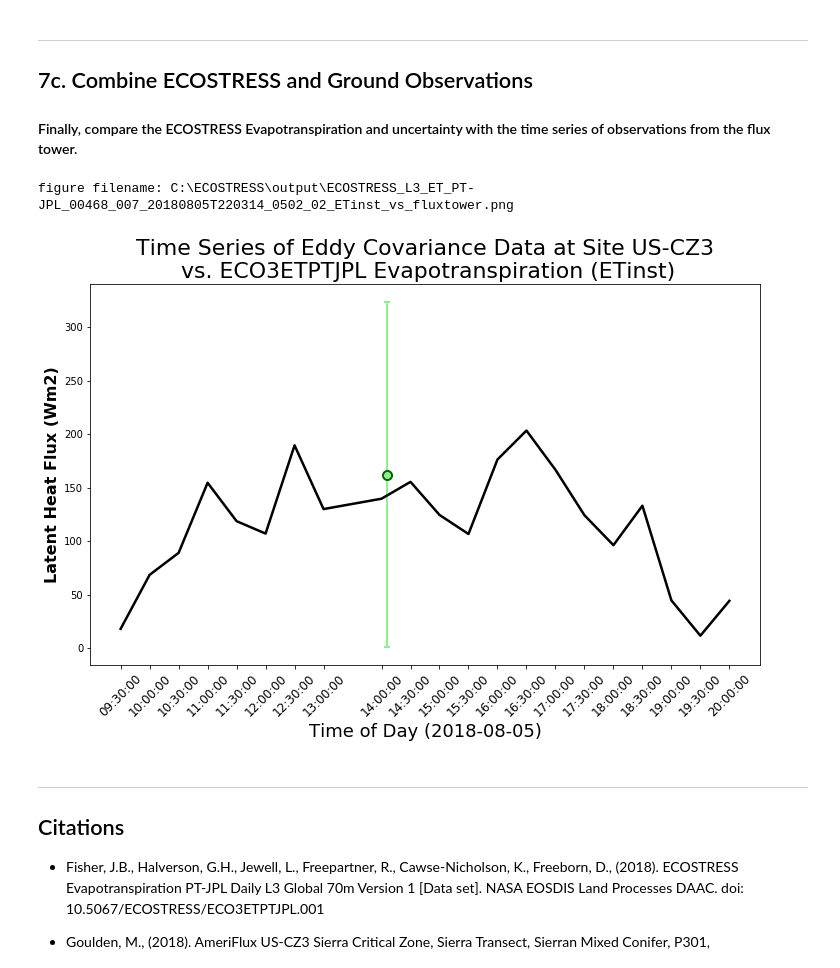
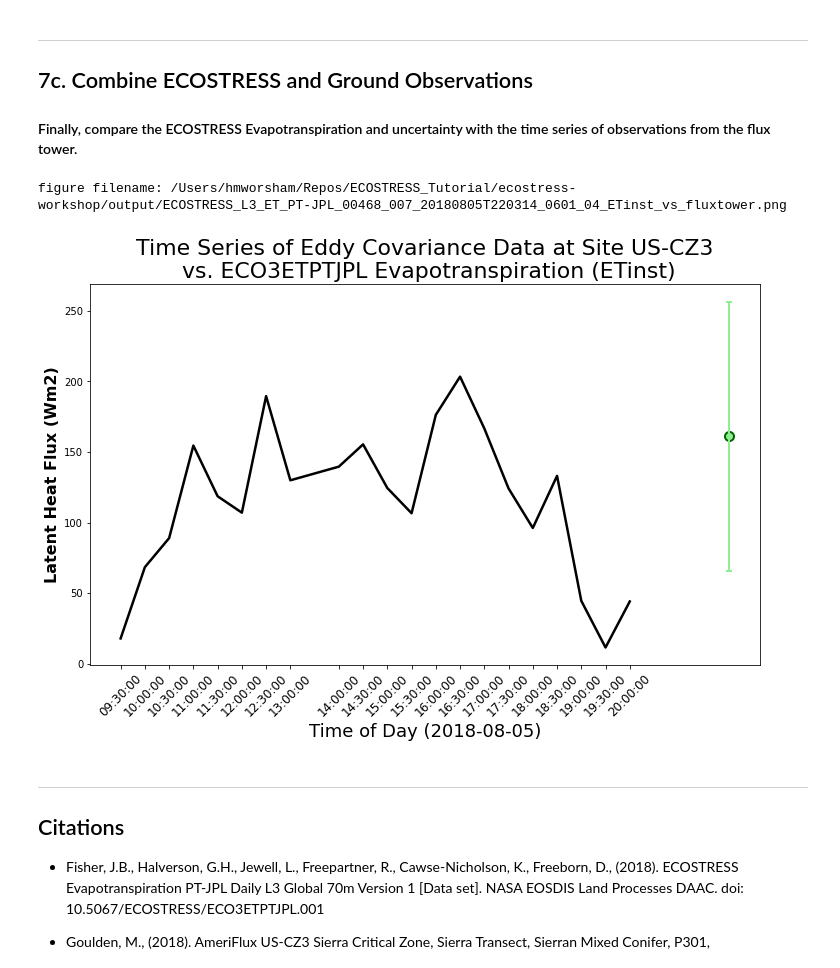
Before and after one commit to hmworsham/ecostress-workshop, a Jupyter notebook: ECOSTRESS_Tutorial.ipynb, the cells around one changed output. Saved outputs shown, nothing was run; the diff lists cells and outputs as text; code cells hidden in the pictures.

Commit message:
adjusted datetimes in plots

```diff
--- a/ECOSTRESS_Tutorial.ipynb
+++ b/ECOSTRESS_Tutorial.ipynb
@@ -275,7 +283,7 @@ llLon, llLat, urLon, urLat = np.min(lon), np.min(lat), np.max(lon), np.max(lat)
 areaExtent = (llLon, llLat, urLon, urLat)
 
 # Create area definition with estimated number of columns and rows
-projDict = {'proj': proj, 'datum': 'WGS84', 'units': 'degree'}
+projDict = {'proj': proj, 'ellps': 'WGS84', 'datum': 'WGS84'}
 areaDef = geom.AreaDefinition(epsg, pName, proj, projDict, cols, rows, areaExtent)
 areaDef
 # %% [output]
@@ -311,7 +319,7 @@ index, outdex, indexArr, distArr = kdt.get_neighbour_info(swathDef, areaDef, 210
 # %%
 # Read in ETinst and print out SDS attributes
 s = ecoSDS[0]
-ecoSD = f[s].value
+ecoSD = f[s][()]
 for attr in f[s].attrs:
     if type(f[s].attrs[attr]) == np.ndarray:
         print(f'{attr} = {f[s].attrs[attr][0]}')
@@ -377,7 +387,7 @@ ETgeo[ETgeo == fv * sf + add_off] = fv  # Set Fill Value
 #### Rerun steps 3c - 3e for `ETinstUncertainty`.
 # %%
 s = ecoSDS[1]
-ecoSD = f[s].value
+ecoSD = f[s][()]
 try:
     fv = int(f[s].attrs['_FillValue'])
 except KeyError:
@@ -467,8 +481,8 @@ towerData = towerData.dropna()
 #### Next, use the `parser` package and a lambda function to go through each time stamp and reformat to date and time objects.
 # %%
 # Define a lambda function to use the parser packgage to convert each time stamp to a datetime object
-towerData["Date/Time"] = towerData["Time"].apply(lambda x: parser.parse(x))
-towerData["Time"] = towerData["Date/Time"].apply(lambda x: datetime.time(x.hour, x.minute))
-towerData = towerData[["Date/Time", "Time", "LE"]]
+towerData["Date_Time"] = towerData["Time"].apply(lambda x: parser.parse(x))
+towerData["Time"] = towerData["Date_Time"].apply(lambda x: datetime.time(x.hour, x.minute))
+towerData = towerData[["Date_Time", "Time", "LE"]]
 towerData
 # %% [output]
@@ -637,27 +653,27 @@ ax.set_xticklabels(towerData.Time, rotation=45,fontsize=12);
 # %%
 # Set the figure size, create a subplot
 fig = plt.figure(1, figsize=(12, 7))
 ax = fig.add_subplot(111)
 
 # Plot the flux tower observatisons followed by the ecostress median ET and median uncertainty
-ax.plot(towerData.Time, towerData.LE, 'k', lw=2.5, color='black')
-ax.plot(overpass, ETmedian, 'bo', ms=10, color='darkgreen')
-ax.errorbar(overpass, ETmedian, yerr=UNmedian, lw=2.0, c='lightgreen', fmt='o', capsize=3, capthick=2)
+ax.plot(towerData.Date_Time, towerData.LE, lw=2.5, color='black')
+ax.plot(observationTime, ETmedian, 'bo', ms=10, color='darkgreen')
+ax.errorbar(observationTime, ETmedian, yerr=UNmedian, lw=2.0, c='lightgreen', fmt='o', capsize=3, capthick=2)
 
 # Set x/y axes and labels
 ax.set_xlabel(f'Time of Day ({date})', fontsize=18);
-ax.set_xticks(np.array(towerData.Time));
+ax.set_xticks(np.array(towerData.Date_Time));
 ax.set_xticklabels(towerData.Time, rotation=45,fontsize=12);
 ax.set_ylabel("Latent Heat Flux (Wm2)", fontsize=16, fontweight='bold')
 
 # Add a title and export figure as png file
 ax.set_title(f"Time Series of Eddy Covariance Data at Site US-CZ3\n vs. {title} ({SDSname})", fontsize=22)
 figure_filename = join(outDir, "{}_{}_vs_fluxtower.png".format(ecoName, SDSname))
 print("figure filename: {}".format(figure_filename))
 fig.savefig(figure_filename, bbox_inches='tight')
 # %% [output]
-figure filename: C:\ECOSTRESS\output\ECOSTRESS_L3_ET_PT-JPL_00468_007_20180805T220314_0502_02_ETinst_vs_fluxtower.png
+figure filename: /Users/hmworsham/Repos/ECOSTRESS_Tutorial/ecostress-workshop/output/ECOSTRESS_L3_ET_PT-JPL_00468_007_20180805T220314_0601_04_ETinst_vs_fluxtower.png
-[figure, old version]
+[figure, new version]
 # %% [markdown]
 ***
 ## Citations
```
Also changed, not shown: parts of 21 cells of this notebook.
